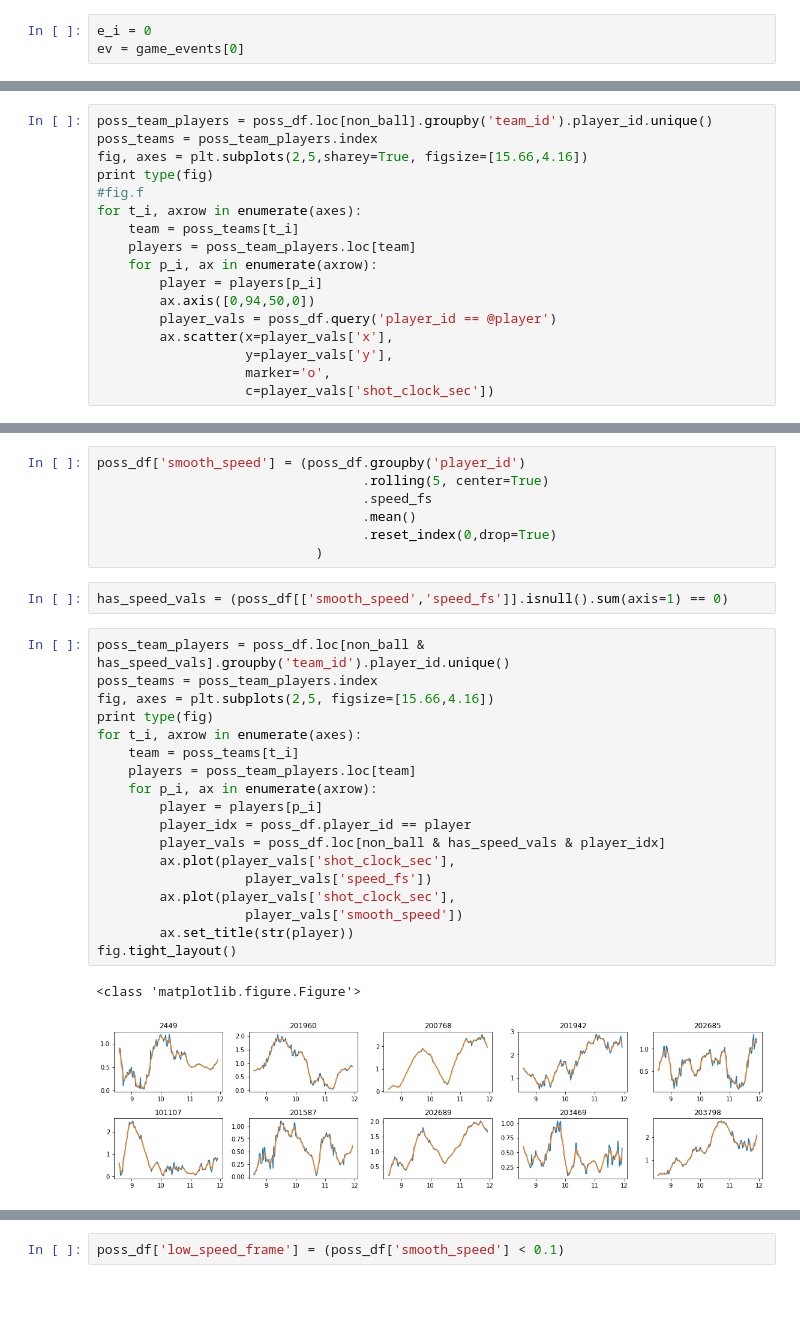
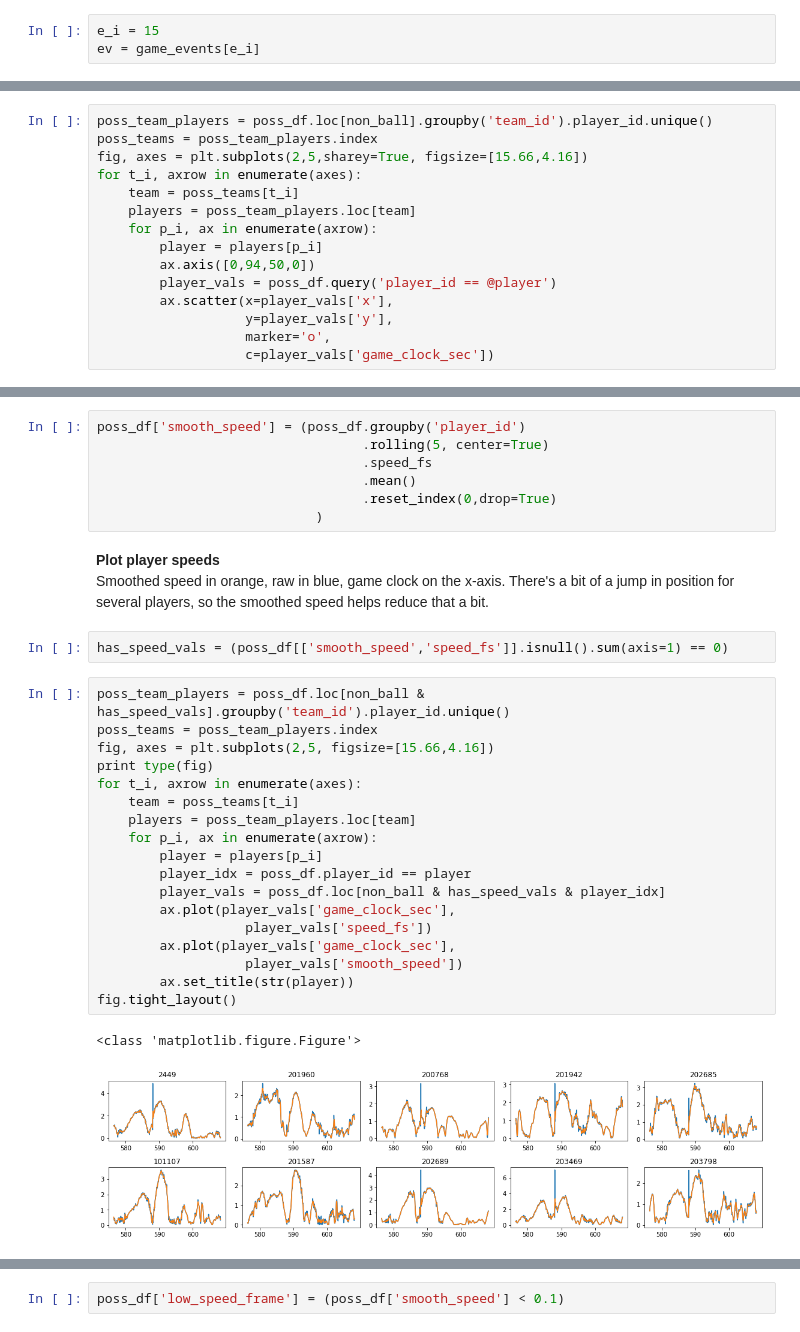
Before and after one commit to jmharkins/nba-tracking, a Jupyter notebook: nba-trajectory-moments.ipynb, the cells around one changed output, grey strips where cells are left out. Drawn from its saved outputs; the diff is of its cells as text; blank space fills up the shorter version.

```diff
--- a/nba-trajectory-moments.ipynb
+++ b/nba-trajectory-moments.ipynb
@@ -54,4 +40,4 @@ Loop through the events and parse the moment data, calculate the best sprint spe
 # %%
-e_i = 0
-ev = game_events[0]
+e_i = 15
+ev = game_events[e_i]
 # %%
@@ -125,8 +130,6 @@ non_ball = poss_df.team_id != -1
 poss_team_players = poss_df.loc[non_ball].groupby('team_id').player_id.unique()
 poss_teams = poss_team_players.index
 fig, axes = plt.subplots(2,5,sharey=True, figsize=[15.66,4.16])
-print type(fig)
-#fig.f
 for t_i, axrow in enumerate(axes):
     team = poss_teams[t_i]
     players = poss_team_players.loc[team]
@@ -137,6 +140,6 @@ for t_i, axrow in enumerate(axes):
         ax.scatter(x=player_vals['x'],
                    y=player_vals['y'],
                    marker='o',
-                   c=player_vals['shot_clock_sec'])
+                   c=player_vals['game_clock_sec'])
 # %% [output]
 <class 'matplotlib.figure.Figure'>
@@ -157,26 +166,29 @@ poss_df['smooth_speed'] = (poss_df.groupby('player_id')
                                   .mean()
                                   .reset_index(0,drop=True)
                             )
+# %% [markdown]
+**Plot player speeds**
+Smoothed speed in orange, raw in blue, game clock on the x-axis. There's a bit of a jump  in position for several players, so the smoothed speed helps reduce that a bit.
 # %%
 has_speed_vals = (poss_df[['smooth_speed','speed_fs']].isnull().sum(axis=1) == 0)
 # %%
 poss_team_players = poss_df.loc[non_ball & has_speed_vals].groupby('team_id').player_id.unique()
 poss_teams = poss_team_players.index
 fig, axes = plt.subplots(2,5, figsize=[15.66,4.16])
 print type(fig)
 for t_i, axrow in enumerate(axes):
     team = poss_teams[t_i]
     players = poss_team_players.loc[team]
     for p_i, ax in enumerate(axrow):
         player = players[p_i]
         player_idx = poss_df.player_id == player
         player_vals = poss_df.loc[non_ball & has_speed_vals & player_idx]
-        ax.plot(player_vals['shot_clock_sec'],
+        ax.plot(player_vals['game_clock_sec'],
                    player_vals['speed_fs'])
-        ax.plot(player_vals['shot_clock_sec'],
+        ax.plot(player_vals['game_clock_sec'],
                    player_vals['smooth_speed'])
         ax.set_title(str(player))
 fig.tight_layout()
 # %% [output]
 <class 'matplotlib.figure.Figure'>
-[figure, old version]
+[figure, new version]
```
Also changed, not shown: parts of 34 cells of this notebook.
